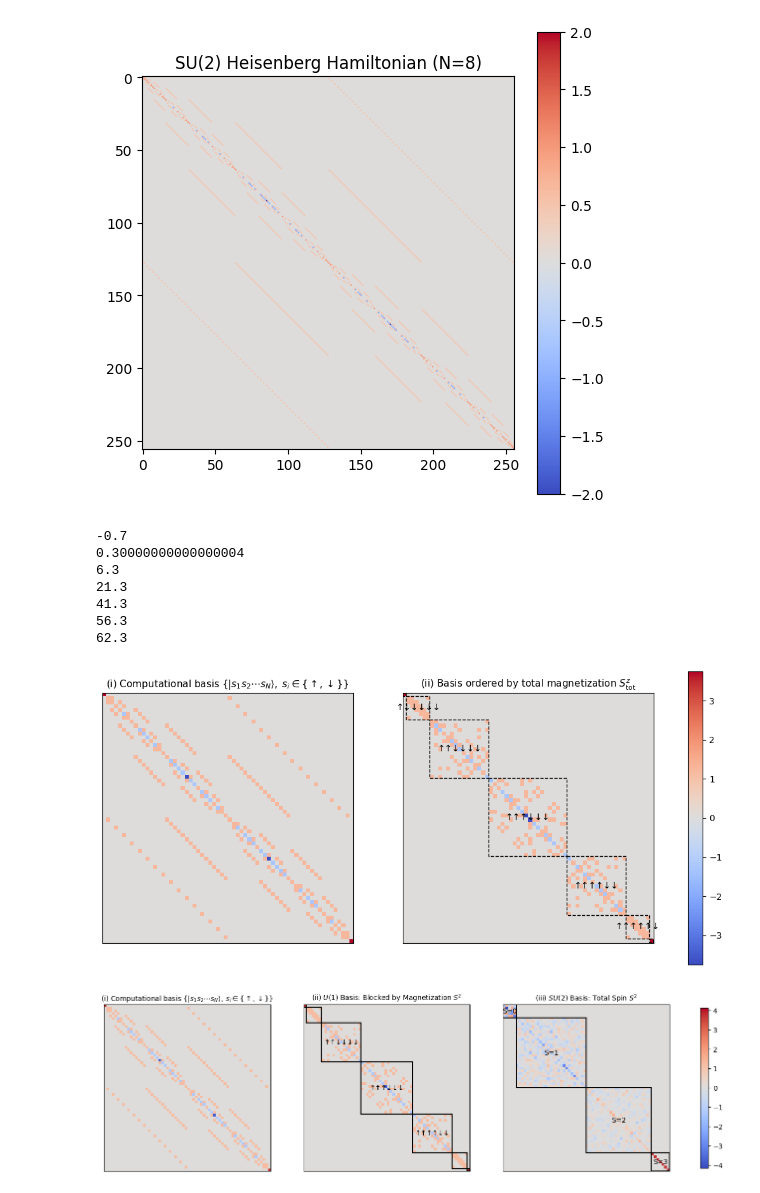
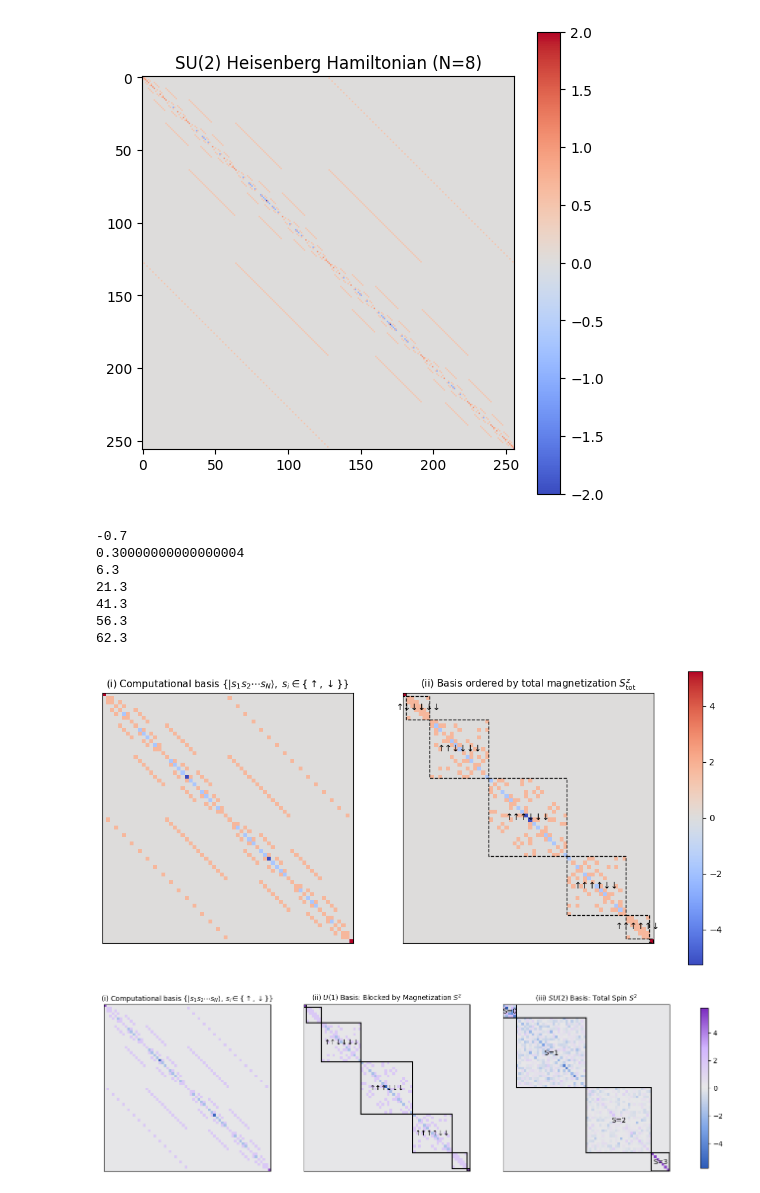
Before and after one commit to jkr11/bachelors-thesis, a Jupyter notebook: experiments/chain.ipynb, the cells around one changed output. Saved outputs shown, nothing was run; the diff lists cells and outputs as text; code cells hidden in the pictures.

```diff
--- a/experiments/chain.ipynb
+++ b/experiments/chain.ipynb
@@ -164,7 +164,7 @@ import matplotlib.patches as patches
 from matplotlib.patches import Patch
 
 N = 6
-J = -2.5
+J = -3.5
 Delta = 1
 
 
@@ -306,9 +306,9 @@ fig.savefig("plots/xxz_hamiltonian.png", dpi=300, bbox_inches="tight")
 41.3
 56.3
 62.3
-[figure, old version]
+[figure, new version]
 # %%
-cmap = "coolwarm"
+cmap = "Purples"
 import matplotlib.colors as colors
 
 
@@ -320,7 +320,21 @@ def truncate_colormap(cmap, minval=0.0, maxval=1.0, n=100):
   return new_cmap
 
 
+from matplotlib.colors import LinearSegmentedColormap
+
+cmap = LinearSegmentedColormap.from_list(
+    "BlueGreyLilac",
+    [
+        "#2E5CB8",
+        "#7FA6E8",
+        "#E8E8E8",
+        "#D2B5FF",
+        "#7B2CBF",
+    ],
+)
+
 cmapa = plt.get_cmap(cmap)
+cmapa = cmap
 cmap = truncate_colormap(cmapa, 0.0, 1.0)
 
 
@@ -412,31 +426,31 @@ im_su2 = axs2[2].imshow(H_SU2, cmap=cmap, norm=norm)
 
 axs2[2].set_title(r"(iii) $SU(2)$ Basis: Total Spin $S^2$", fontsize=10)
 
 for i, S in enumerate(unique_S):
   start = boundaries_S[i] - 0.5
   end = boundaries_S[i + 1] - 0.5
   rect = patches.Rectangle((start, start), end - start, end - start, edgecolor="black", facecolor="none", linewidth=1.5, linestyle="-")
   axs2[2].add_patch(rect)
 
   axs2[2].text(
     (start + end) / 2,
     (start + end) / 2,
     f"S={S}",
     color="black",
     ha="center",
     va="center",
     fontsize=10,
     bbox=dict(facecolor="none", alpha=0.8, edgecolor="none", pad=2),
   )
 
 for ax in axs2:
   ax.set_xticks([])
   ax.set_yticks([])
 
 cbar2 = fig2.colorbar(im_su2, ax=axs2, location="right", fraction=0.03, shrink=0.7)
 plt.show()
 
 fig2.savefig("plots/su2_block_structure.pdf", dpi=300, bbox_inches="tight")
 fig2.savefig("plots/su2_block_structure.png", dpi=300, bbox_inches="tight")
 # %% [output]
-[figure, old version]
+[figure, new version]
```
Also changed, not shown: 12 other files.
